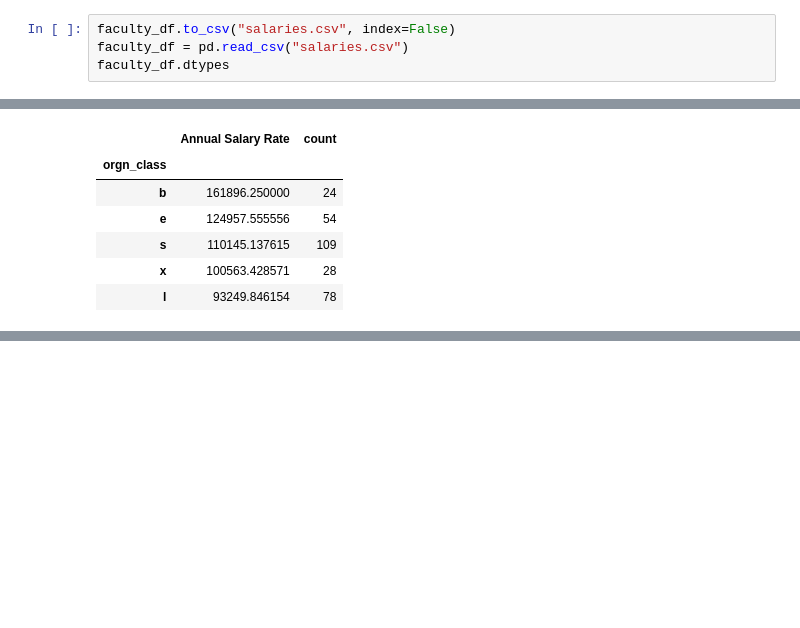
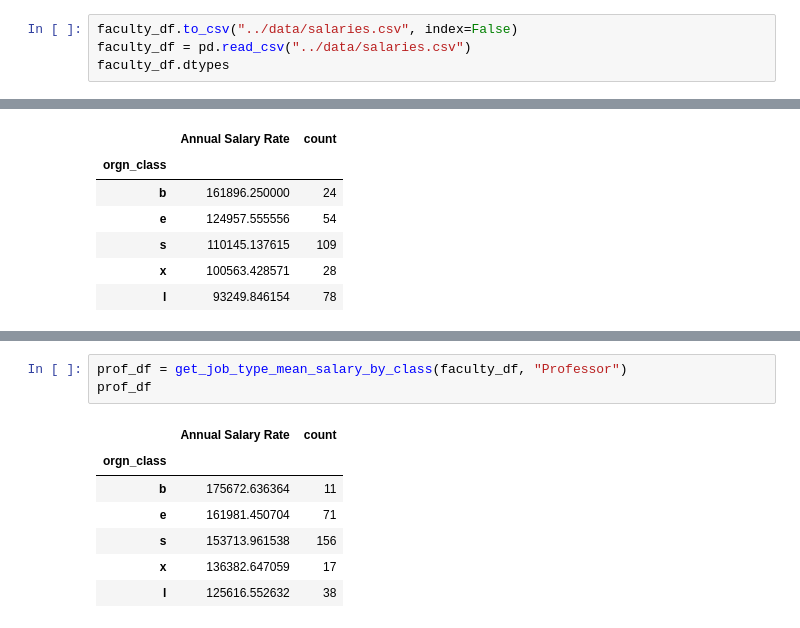
Before and after one commit to daliposc/osu-salaries, a Jupyter notebook: src/analyze_salaries.ipynb, the cells around one changed output, grey strips where cells are left out. Cells and saved outputs as stored; diff of their text form; blank space fills up the shorter version.

```diff
--- a/analyze_salaries.ipynb
+++ b/src/analyze_salaries.ipynb
@@ -77,8 +77,8 @@ Appt End Date          object
 Annual Salary Rate     object
 dtype: object
 # %%
-faculty_df.to_csv("salaries.csv", index=False)
-faculty_df = pd.read_csv("salaries.csv")
+faculty_df.to_csv("../data/salaries.csv", index=False)
+faculty_df = pd.read_csv("../data/salaries.csv")
 faculty_df.dtypes
 # %% [output]
 Name                    object
@@ -528,0 +508,11 @@ bot_df
+# %%
+prof_df = get_job_type_mean_salary_by_class(faculty_df, "Professor")
+prof_df
+# %% [output]
+|  | Annual Salary Rate | count |
+| orgn_class |  |  |
+| b | 175672.636364 | 11 |
+| e | 161981.450704 | 71 |
+| s | 153713.961538 | 156 |
+| x | 136382.647059 | 17 |
+| l | 125616.552632 | 38 |
```
Also changed, not shown: parts of 4 cells of this notebook, 13 other files.
